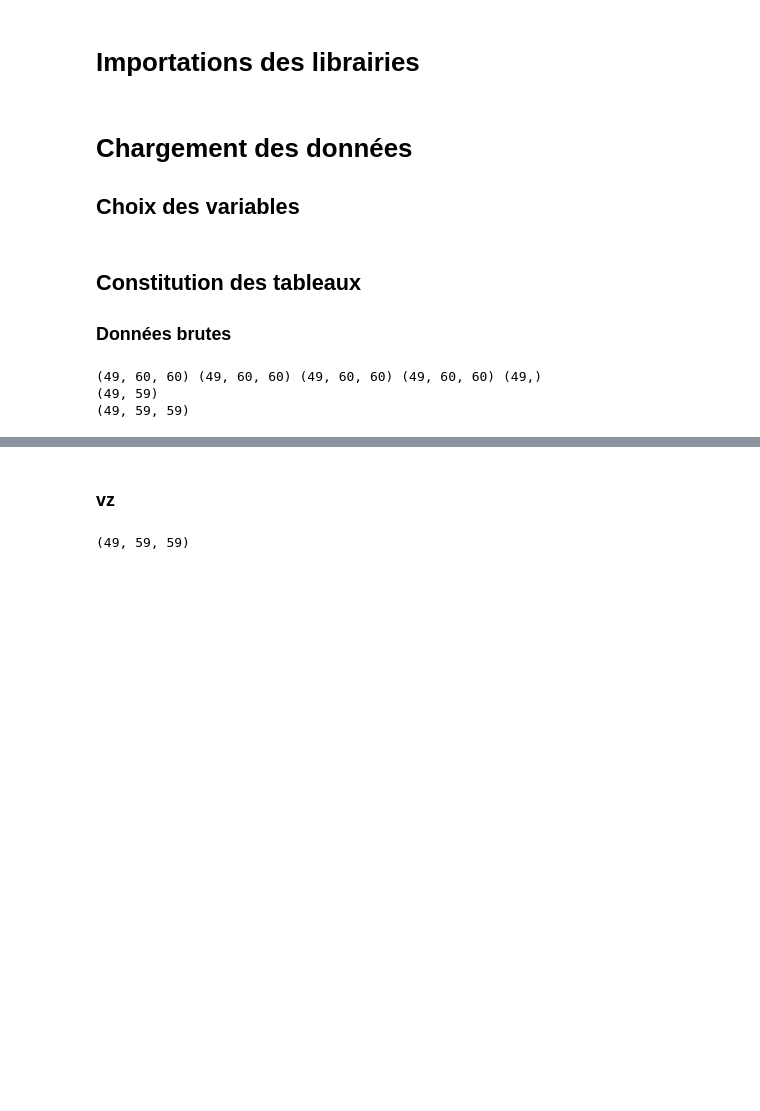
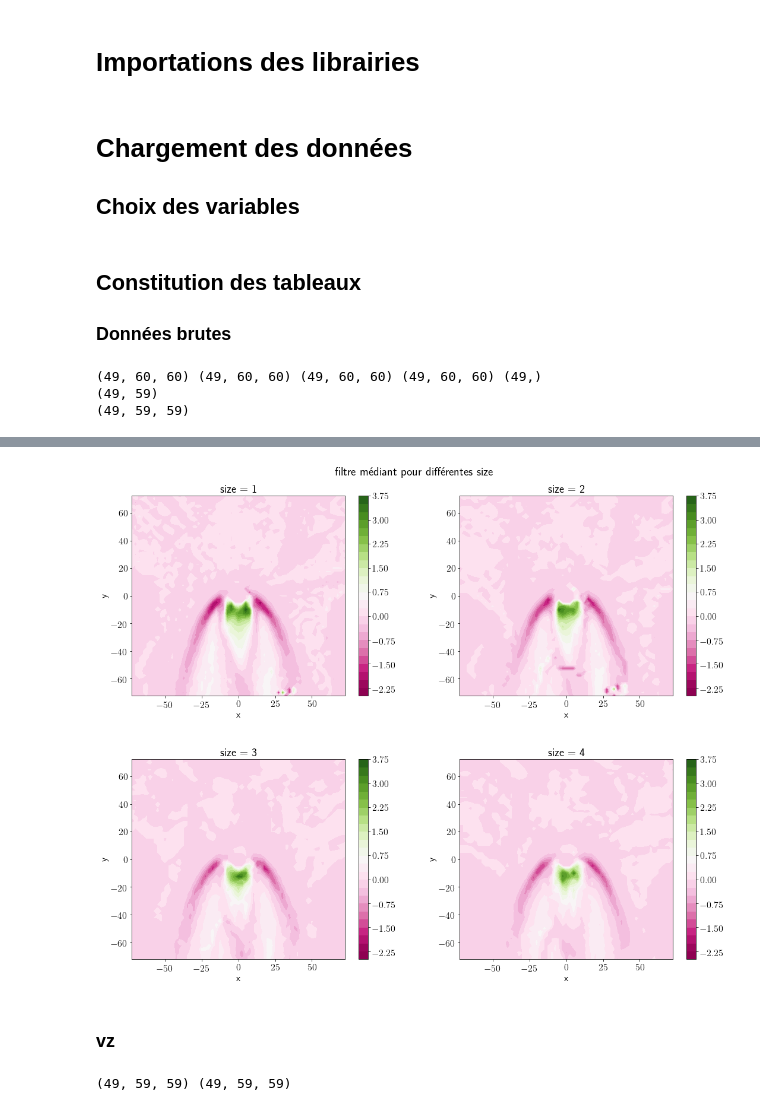
Before and after one commit to Julielmnt/Stage_L3, a Jupyter notebook: Filtrage_3D.ipynb, the cells around one changed output, grey strips where cells are left out. Saved outputs shown, nothing was run; the diff lists cells and outputs as text; code cells hidden in the pictures; blank space fills up the shorter version.

```diff
--- a/Filtrage_3D.ipynb
+++ b/Filtrage_3D.ipynb
@@ -86,2 +224,49 @@ print(np.shape(div_2D))
+# %%
+size=np.arange(1,5,1)
+# %%
+def plot_mediant_size(div,dx,dy,parametre,nom_parametre,title,xlabel,ylabel):
+    "Tracé des divergences"
+    #norme
+    vmax,vmin=np.max(div),np.min(div)
+    norm=Normalize(vmin=vmin, vmax=vmax)
+    levels = MaxNLocator(nbins=25).tick_values(vmin,vmax)
+
+    fig, (l0,l1) = plt.subplots(nrows=2, ncols=2, num=title, figsize=(16,13))
+    im0 = l0[0].contourf(dx,dy,div[0],levels=levels, cmap=colormap2,norm=norm)
+    fig.colorbar(im0,ax=l0[0])
+    l0[0].set_xlabel(xlabel)
+    l0[0].set_ylabel(ylabel)
+    l0[0].set_title('{} = {}'.format(nom_parametre,parametre[0]))
+
+    im1 = l0[1].contourf(dx,dy,div[1],levels=levels, cmap=colormap2,norm=norm)
+    fig.colorbar(im1,ax=l0[1])
+    l0[1].set_xlabel(xlabel)
+    l0[1].set_ylabel(ylabel)
+    l0[1].set_title('{} = {}'.format(nom_parametre,parametre[1]))
+
+    im2 = l1[0].contourf(dx,dy,div[2],levels=levels, cmap=colormap2,norm=norm)
+    fig.colorbar(im2,ax=l1[0])
+    l1[0].set_xlabel(xlabel)
+    l1[0].set_ylabel(ylabel)
+    l1[0].set_title('{} = {}'.format(nom_parametre,parametre[2]))
+
+    im3 = l1[1].contourf(dx,dy,div[3],levels=levels, cmap=colormap2,norm=norm)
+    fig.colorbar(im3,ax=l1[1])
+    l1[1].set_xlabel(xlabel)
+    l1[1].set_ylabel(ylabel)
+    l1[1].set_title('{} = {}'.format(nom_parametre,parametre[3]))
+
+    fig.tight_layout(pad=3)
+    fig.suptitle(title,fontsize=20)
+    plt.show()
+# %%
+div_size=np.zeros((4,P,59,59))
+for i in range(4):
+    div_size[i]=divergence2D_mediant(u,v,x,y,size[i])[0]
+# %%
+plan=2
+plot_mediant_size(div_size[:,plan,:,:],dx[plan],dy[plan],size,'size','filtre médiant pour différentes size','x','y')
+# %% [output]
+[figure, added]
 # %% [markdown]
 ### vz
@@ -88,5 +292,6 @@ print(np.shape(div_2D))
 # %%
-vz=fpd.methode_Galerkine(u,v,x,y,z,P,m,prof)
-print(np.shape(vz))
+m=5
+vz_mediant,dvz_mediant=methode_Galerkine_filtre_mediant(u,v,x,y,z,P,m,prof)
+print(np.shape(vz_mediant),np.shape(dvz_mediant))
 # %% [output]
-(49, 59, 59)
+(49, 59, 59) (49, 59, 59)
```
Also changed, not shown: parts of 33 cells of this notebook, 3 other files.
